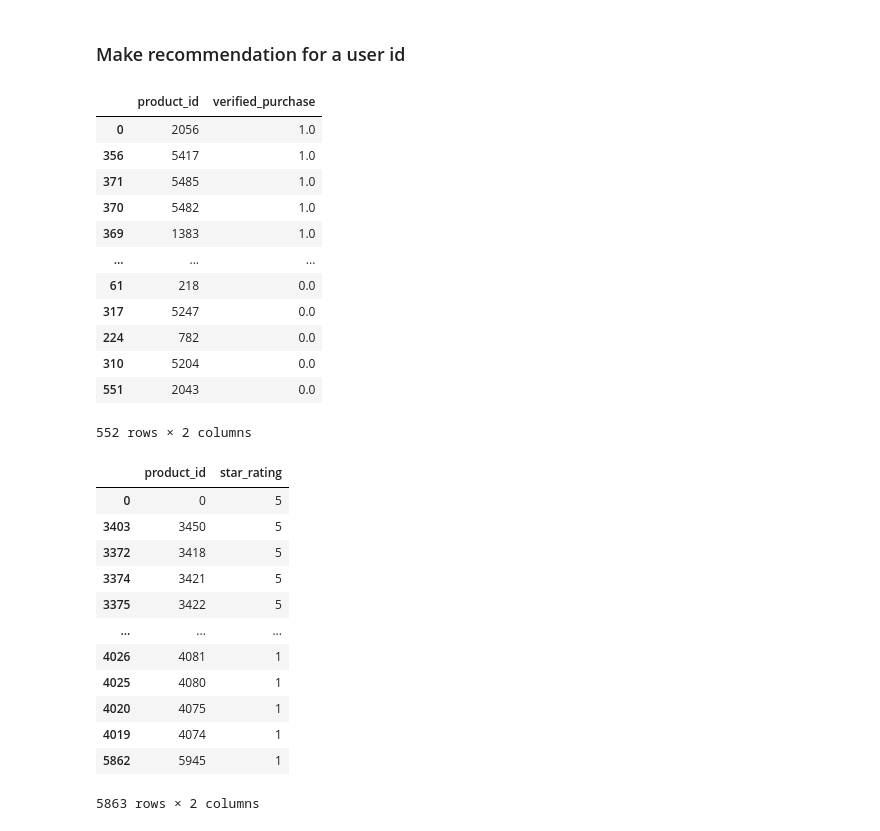
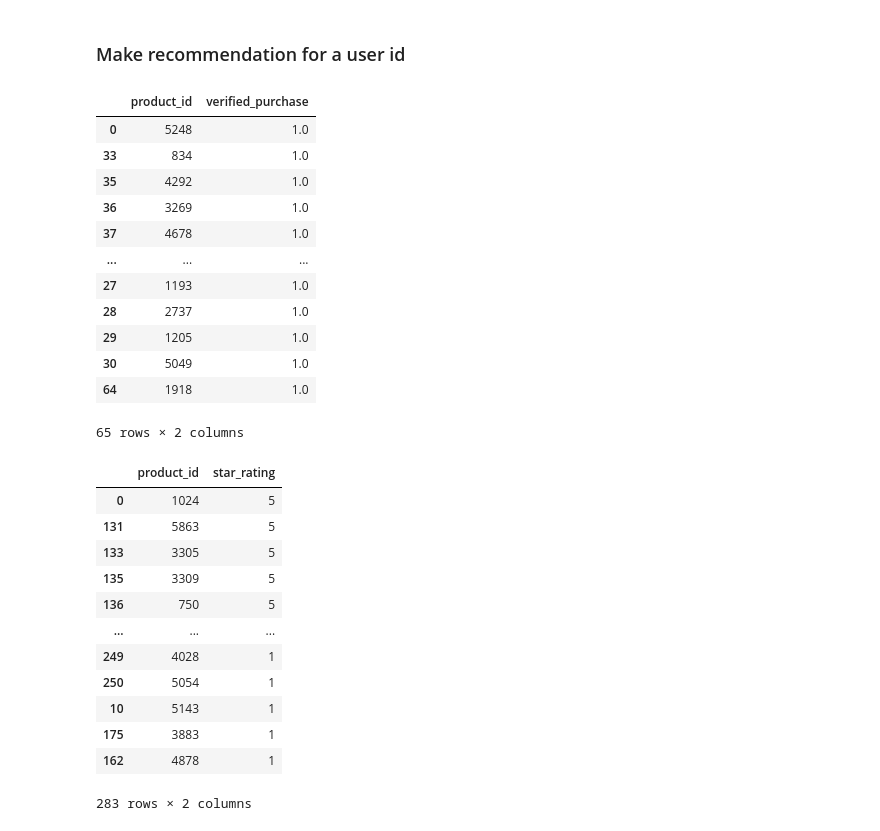
Before and after one commit to Ph1eu/Machine-Learning-And-Data-Mining-II, a Jupyter notebook: Recommendation_system_with_NCF_Model.ipynb, the cells around one changed output. Saved outputs shown, nothing was run; the diff lists cells and outputs as text; code cells hidden in the pictures.

```diff
--- a/Recommendation_system_with_NCF_Model.ipynb
+++ b/Recommendation_system_with_NCF_Model.ipynb
@@ -265,9 +265,9 @@ learning_rate = 0.01
 learner = 'adam'
 # %%
 # create model for predicting rating
-model_rating = get_model(num_users, num_items, latent_dim, dense_layers, reg_layers, reg_mf, model_type='predict_rating')
+#model_rating = get_model(num_users, num_items, latent_dim, dense_layers, reg_layers, reg_mf, model_type='predict_rating')
+model_rating = tf.keras.models.load_model('./Model_weight/model_rating.h5',compile=False)
 model_rating.compile(optimizer=Adam(learning_rate=learning_rate), loss='categorical_crossentropy', metrics=['accuracy'])
-model_rating.load_weights('model_rating_weights.h5')
 print(model_rating.summary())
 # %% [output]
 Model: "model"
@@ -290,9 +290,12 @@ None
 # %%
 # create model for predicting purchase rate
 reg_layers = [0,0,0,0]
-model_vp = get_model(num_users, num_items, latent_dim, dense_layers, reg_layers, reg_mf, model_type='predict_vp')
+#model_vp = get_model(num_users, num_items, latent_dim, dense_layers, reg_layers, reg_mf, model_type='predict_vp')
+
+#Load the trained models
+model_vp = tf.keras.models.load_model('./Model_weight/model_vp.h5',compile=False)
 model_vp.compile(optimizer=Adam(learning_rate=learning_rate), loss='binary_crossentropy', metrics=['accuracy'])
-model_vp.load_weights('model_vp_weights.h5')
+
 print(model_rating.summary())
 # %% [output]
 Model: "model"
@@ -316,10 +319,6 @@ None
 #convert the labels to onehot
 train_labels = to_categorical(np.array(train_data.star_rating)-1, num_classes=5)
 test_labels = to_categorical(np.array(test_data.star_rating)-1, num_classes=5)
-# %%
-#Load the trained models
-model_vp = tf.keras.models.load_model('./Model_weight/model_vp.h5')
-model_rating = tf.keras.models.load_model('./Model_weight/model_rating.h5')
 # %% [markdown]
 <a name='4'></a>
 
@@ -410,46 +409,46 @@ def get_final_result(model_rating,model_vp, desired_user_id):
     results_vp_df = results_vp_df.sort_values(by='verified_purchase', ascending=False)
 
     # get only result > 3.0 rating and verified status is 1
-    predicted_final_result = pd.merge(results_rating_df[results_rating_df["star_rating"] > 3.0 ],
+    predicted_final_result = pd.merge(results_rating_df[results_rating_df["star_rating"] >= 3.0 ],
                                       results_vp_df[results_vp_df["verified_purchase"] == 1.0])
     # Drop duplicate product id in processed data above to extract only product related information
     undup_new_df = new_df.drop_duplicates(subset = "product_id")
     final_result = pd.merge(predicted_final_result["product_id"],undup_new_df, on=["product_id"])
     return final_result,predicted_final_result,results_vp_df,results_rating_df
 # %%
-desired_user_id = 30
-final_result,predicted_final_result,results_vp_df,results_rating_df = get_final_result(model_rating,model_vp, 30)
+desired_user_id = 500
+final_result,predicted_final_result,results_vp_df,results_rating_df = get_final_result(model_rating,model_vp, desired_user_id)
 results_vp_df
 # %% [output]
 |  | product_id | verified_purchase |
-| 0 | 2056 | 1.0 |
-| 356 | 5417 | 1.0 |
-| 371 | 5485 | 1.0 |
-| 370 | 5482 | 1.0 |
-| 369 | 1383 | 1.0 |
+| 0 | 5248 | 1.0 |
+| 33 | 834 | 1.0 |
+| 35 | 4292 | 1.0 |
+| 36 | 3269 | 1.0 |
+| 37 | 4678 | 1.0 |
 | ... | ... | ... |
-| 61 | 218 | 0.0 |
-| 317 | 5247 | 0.0 |
-| 224 | 782 | 0.0 |
-| 310 | 5204 | 0.0 |
-| 551 | 2043 | 0.0 |
+| 27 | 1193 | 1.0 |
+| 28 | 2737 | 1.0 |
+| 29 | 1205 | 1.0 |
+| 30 | 5049 | 1.0 |
+| 64 | 1918 | 1.0 |
-552 rows × 2 columns
+65 rows × 2 columns
 # %%
 results_rating_df
 # %% [output]
 |  | product_id | star_rating |
-| 0 | 0 | 5 |
-| 3403 | 3450 | 5 |
-| 3372 | 3418 | 5 |
-| 3374 | 3421 | 5 |
-| 3375 | 3422 | 5 |
+| 0 | 1024 | 5 |
+| 131 | 5863 | 5 |
+| 133 | 3305 | 5 |
+| 135 | 3309 | 5 |
+| 136 | 750 | 5 |
 | ... | ... | ... |
-| 4026 | 4081 | 1 |
-| 4025 | 4080 | 1 |
-| 4020 | 4075 | 1 |
-| 4019 | 4074 | 1 |
-| 5862 | 5945 | 1 |
+| 249 | 4028 | 1 |
+| 250 | 5054 | 1 |
+| 10 | 5143 | 1 |
+| 175 | 3883 | 1 |
+| 162 | 4878 | 1 |
-5863 rows × 2 columns
+283 rows × 2 columns
 # %%
 predicted_final_result
 # %% [output]
```
Also changed, not shown: parts of 11 cells of this notebook.
